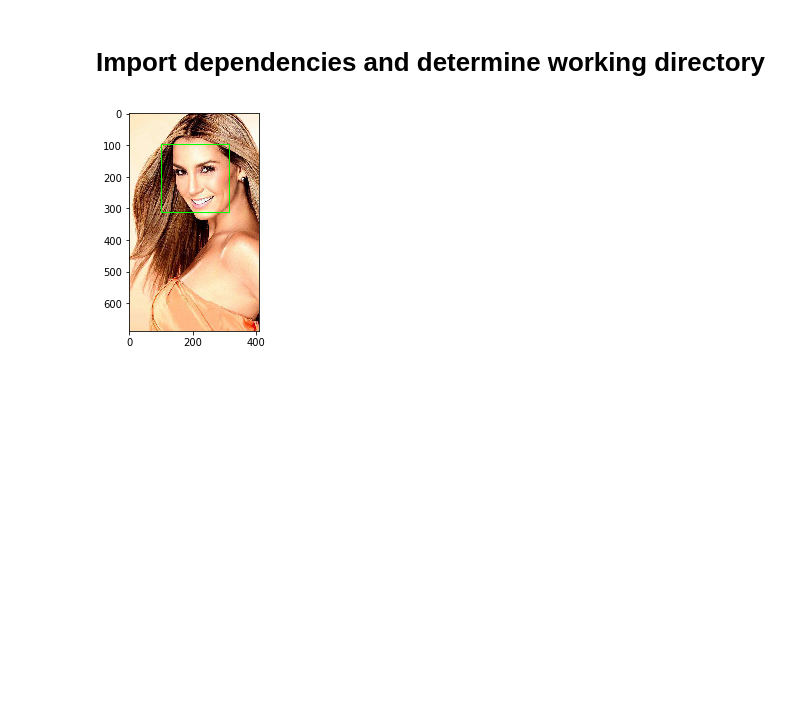
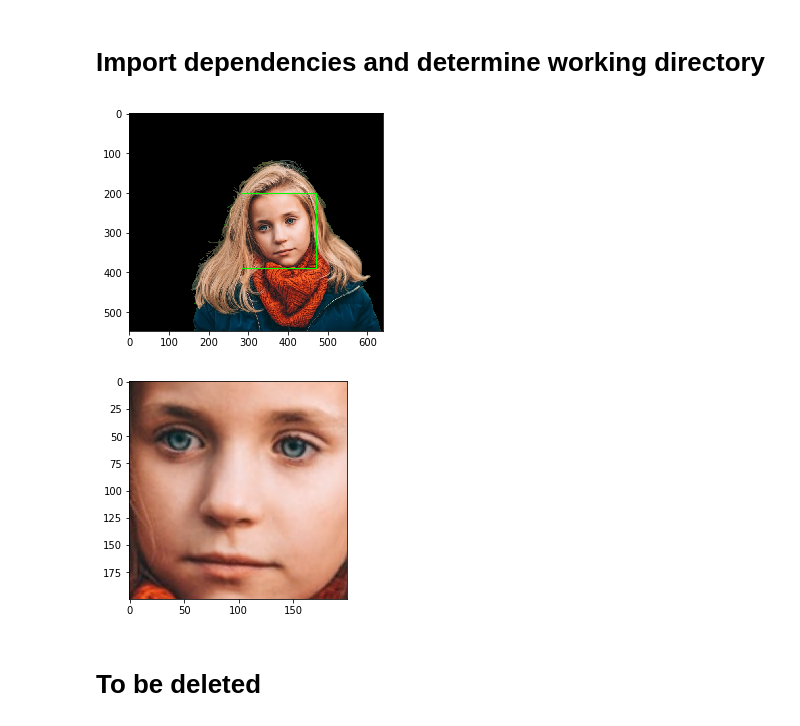
Before and after one commit to chriskhoo/machine_vision, a Jupyter notebook: 21_Jupyter_notebooks/data_wrangling.ipynb, the cells around one changed output. Cells and saved outputs as stored; diff of their text form; code cells hidden in the pictures; blank space fills up the shorter version.

Commit message:
Update data wrangling notebook

```diff
--- a/21_Jupyter_notebooks/data_wrangling.ipynb
+++ b/21_Jupyter_notebooks/data_wrangling.ipynb
@@ -11,0 +30,29 @@ dir = os.path.dirname(os.path.abspath('__file__'))
+# %%
+def identify_head(imagePath):
+    # Read the image
+    image = cv2.imread(imagePath)
+
+    # Convert to gray
+    gray = convertToGray(image)
+
+    # detect face
+    faces = face_cascade.detectMultiScale(
+        gray,
+        scaleFactor= 1.1,
+        minNeighbors=5,
+        flags = cv2.CASCADE_SCALE_IMAGE
+    )
+
+    # draw a rectangle around the face
+    for (x, y, w, h) in faces:
+        cv2.rectangle(image, (x, y), (x+w, y+h), (0, 255, 0), 2)
+
+    # show image
+    plt.imshow(convertToRGB(image))
+    plt.show()
+
+    # extract the face
+    (x, y, w, h) = faces[0]
+    head = image[y:y + h, x:x + w]
+
+    return head
@@ -12,3 +115,14 @@ dir = os.path.dirname(os.path.abspath('__file__'))
+# %%
+def process_image(inputPath, outputPath):
+    head = identify_head(inputPath)
+    adjusted_face = process_face(head)
+    cv2.imwrite(outputPath, convertToGray(adjusted_face) )
+    plt.imshow(convertToRGB(adjusted_face))
+    plt.show()
 # %%
 # get image path
-imagePath = os.path.join(dir,'..','01_raw_data', 'CelebA', 'Img', 'img_celeba.7z', 'img_celeba', '000001.jpg')
+# imagePath = path.join(dir,'..','01_raw_data', 'CelebA', 'Img', 'img_celeba.7z', 'img_celeba', '000140.jpg')
+# imagePath = path.join(dir,'..','01_raw_data', 'jaffe', 'KA.AN1.39.tiff')
+imagePath = path.join(dir,'..','01_raw_data', 'Portraits', 'image_12.png')
+
+outputPath = path.join(dir,'..','03_processed_images', 'image_01.jpg')
@@ -36,5 +129,7 @@ for (x, y, w, h) in faces:
-# %%
-plt.imshow(convertToRGB(image))
-plt.show()
-# %% [output]
-[figure, removed]
+# %%
+process_image(imagePath, outputPath)
+# %% [output]
+[figure, added]
+[figure, added]
+# %% [markdown]
+# To be deleted
```
Also changed, not shown: parts of 11 cells of this notebook, 3 other files.
